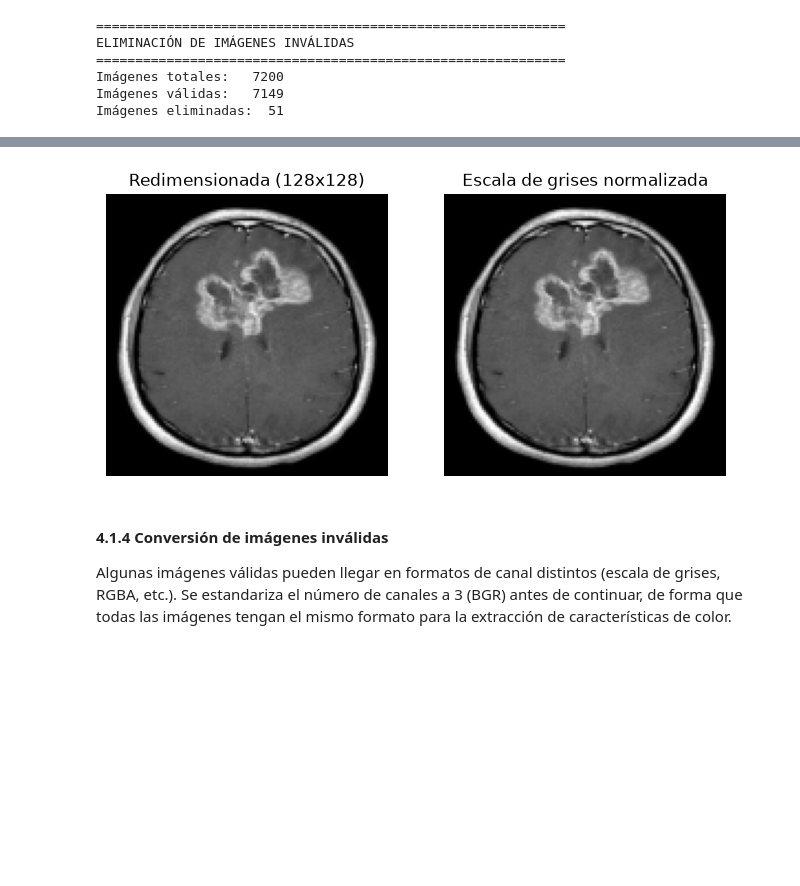
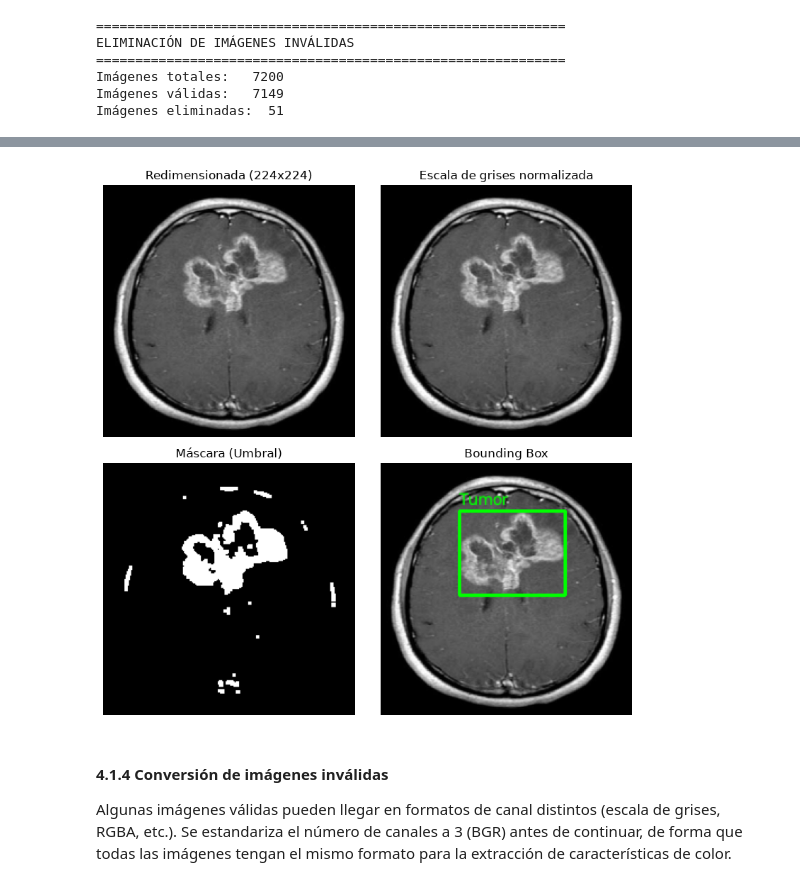
Before and after one commit to Alelop-Itu/TUMORES-CEREBRALES, a Jupyter notebook: Tumores cerebrales.ipynb, the cells around one changed output, grey strips where cells are left out. Drawn from its saved outputs; the diff is of its cells as text; code cells hidden in the pictures; blank space fills up the shorter version.

Commit message:
Inclusión consideraciones sobre bounding box en el ítem 4.1.3 y eliminación de duplicados en el punto 5.

```diff
--- a/Tumores cerebrales.ipynb
+++ b/Tumores cerebrales.ipynb
@@ -856,5 +863,6 @@ Todas las imágenes se llevan a un tamaño estándar (128x128 píxeles) para que
 # %%
-TAMANO_ESTANDAR = (128, 128)
+
+TAMANO_ESTANDAR = (224, 224)
 
 def preprocesar_imagen(img_path, tamano=TAMANO_ESTANDAR):
     """
@@ -881,15 +889,85 @@ print(f"Ruta de ejemplo: {ejemplo_path}")
 print(f"Tamaño imagen color normalizada: {color_norm.shape}, rango: [{color_norm.min():.2f}, {color_norm.max():.2f}]")
 print(f"Tamaño imagen gris normalizada:  {gray_norm.shape}, rango: [{gray_norm.min():.2f}, {gray_norm.max():.2f}]")
 
-plt.figure(figsize=(8, 4))
-plt.subplot(1, 2, 1)
+# --- Detección y dibujo del Bounding Box estrictamente interno ---
+gray_uint8 = (gray_norm * 255).astype('uint8')
+
+# 1. Aislar estrictamente el interior del cerebro y eliminar el cráneo por coordenadas/máscara
+_, thresh_cabeza = cv2.threshold(gray_uint8, 20, 255, cv2.THRESH_BINARY)
+contornos_cabeza, _ = cv2.findContours(thresh_cabeza, cv2.RETR_EXTERNAL, cv2.CHAIN_APPROX_SIMPLE)
+
+if contornos_cabeza:
+    cnt_cabeza = max(contornos_cabeza, key=cv2.contourArea)
+    mascara_cabeza = np.zeros_like(gray_uint8)
+    cv2.drawContours(mascara_cabeza, [cnt_cabeza], -1, 255, -1)
+
+    # Aplicar una erosión fuerte a la máscara de la cabeza para "cortar" el anillo óseo del cráneo
+    kernel_craneo = np.ones((15, 15), np.uint8)
+    mascara_cerebro_interno = cv2.erode(mascara_cabeza, kernel_craneo, iterations=1)
+
+    cerebro_aislado = cv2.bitwise_and(gray_uint8, gray_uint8, mask=mascara_cerebro_interno)
+else:
+    cerebro_aislado = gray_uint8
+
+# 2. Umbral dinámico para capturar la zona brillante del tumor en el centro
+pixels_validos = cerebro_aislado[cerebro_aislado > 0]
+if len(pixels_validos) > 0:
+    valor_umbral = np.percentile(pixels_validos, 82) # Subimos un poco para evitar ruido sano
+    _, mascara_tumor = cv2.threshold(cerebro_aislado, valor_umbral, 255, cv2.THRESH_BINARY)
+else:
+    mascara_tumor = cerebro_aislado
+
+# 3. Limpieza de ruido menor
+kernel_limpieza = np.ones((3, 3), np.uint8)
+mascara_tumor = cv2.morphologyEx(mascara_tumor, cv2.MORPH_OPEN, kernel_limpieza)
+
+# Asignamos para visualizar la máscara limpia en el panel 3
+mascara_otsu = mascara_tumor
+
+# 4. Encontrar contornos solo en el área interna del cerebro
+contornos, _ = cv2.findContours(mascara_tumor, cv2.RETR_EXTERNAL, cv2.CHAIN_APPROX_SIMPLE)
+
+imagen_visualizacion = (color_norm * 255).astype('uint8')
+
+if contornos:
+    # Tomar directamente el contorno más grande dentro de la zona cerebral interna
+    cnt_tumor = max(contornos, key=cv2.contourArea)
+    x, y, w, h = cv2.boundingRect(cnt_tumor)
+
+    # Validar que tenga un tamaño coherente con una lesión
+    if w > 15 and h > 15:
+        cv2.rectangle(imagen_visualizacion, (x, y), (x + w, y + h), (0, 255, 0), 2)
+        cv2.putText(imagen_visualizacion, "Tumor", (x, y - 5),
+                    cv2.FONT_HERSHEY_SIMPLEX, 0.5, (0, 255, 0), 1)
+    else:
+        print("El contorno detectado es muy pequeño.")
+else:
+    print("No se encontró la región del tumor.")
+
+# Visualización
+plt.figure(figsize=(8, 8))
+
+plt.subplot(2, 2, 1)
 plt.imshow(cv2.cvtColor((color_norm * 255).astype('uint8'), cv2.COLOR_BGR2RGB))
-plt.title('Redimensionada (128x128)')
+plt.title('Redimensionada (224x224)')
 plt.axis('off')
-plt.subplot(1, 2, 2)
+
+plt.subplot(2, 2, 2)
 plt.imshow(gray_norm, cmap='gray')
 plt.title('Escala de grises normalizada')
 plt.axis('off')
+
+plt.subplot(2, 2, 3)
+plt.imshow(mascara_otsu, cmap='gray')
+plt.title('Máscara (Umbral)')
+plt.axis('off')
+
+plt.subplot(2, 2, 4)
+plt.imshow(cv2.cvtColor(imagen_visualizacion, cv2.COLOR_BGR2RGB))
+plt.title('Bounding Box')
+plt.axis('off')
+
+plt.tight_layout()
 plt.show()
 # %% [output]
 Ruta de ejemplo: ./data_proyecto\Testing\glioma\Te-gl_1.jpg
@@ -898,4 +976,4 @@ Tamaño imagen gris normalizada:  (128, 128), rango: [0.00, 0.99]
-[figure, old version]
+[figure, new version]
 # %% [markdown]
 #### 4.1.4 Conversión de imágenes inválidas
 
```
Also changed, not shown: parts of 13 cells of this notebook.
